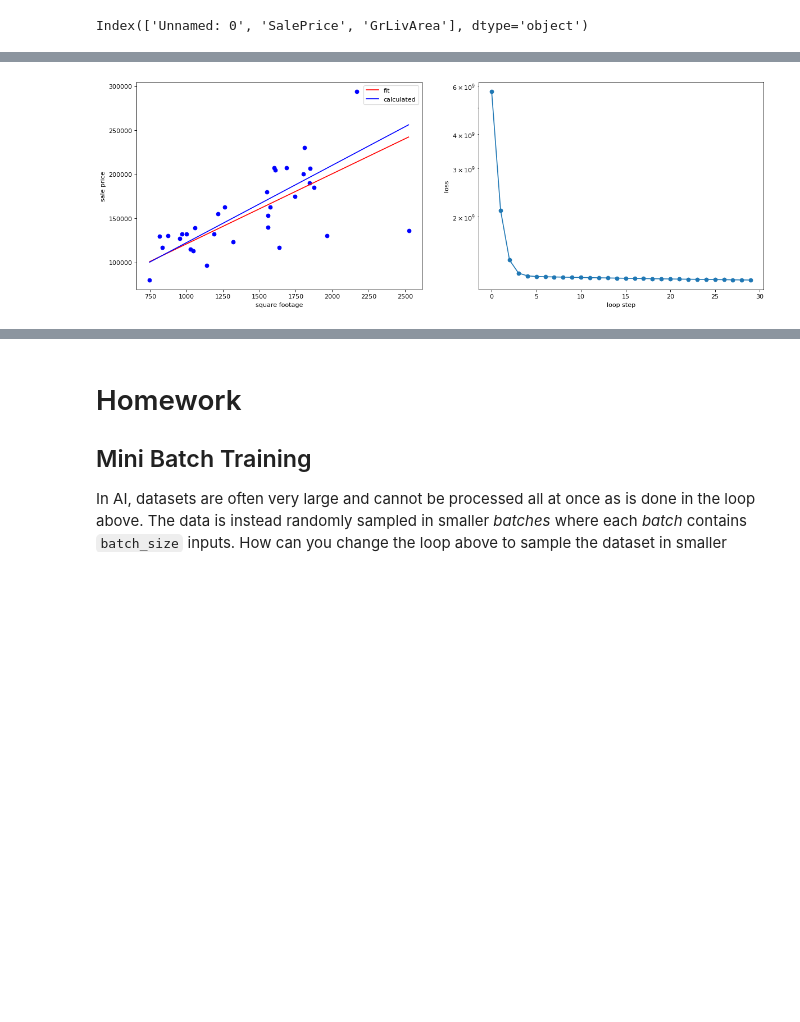
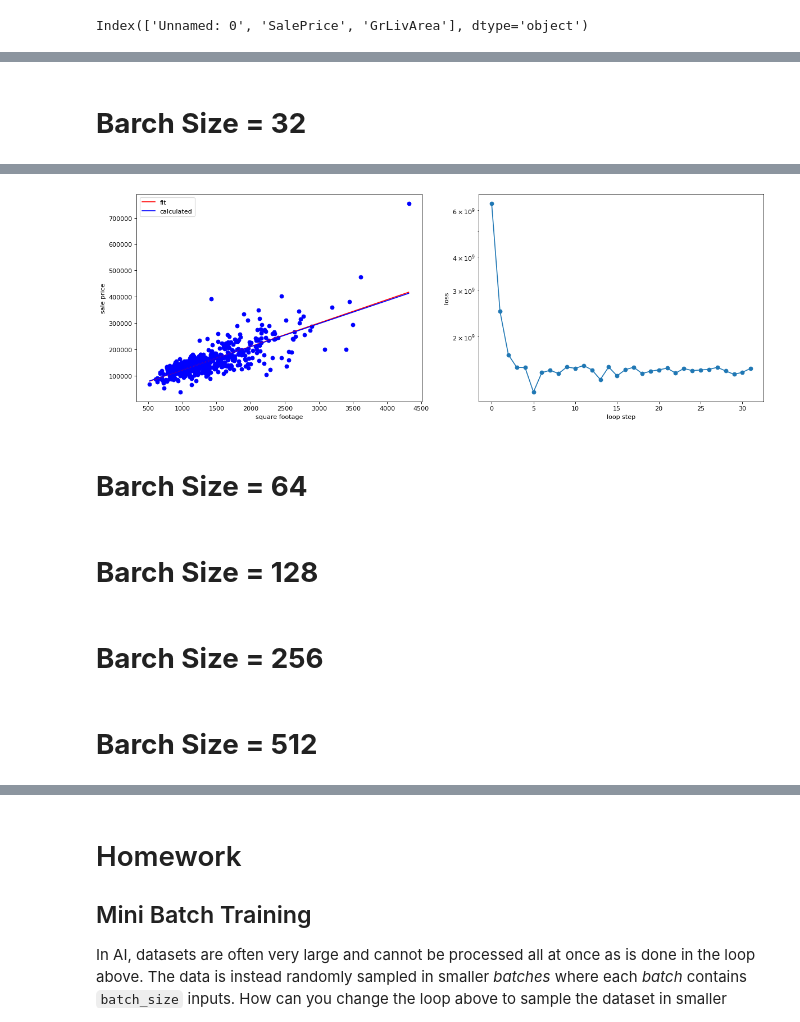
Before and after one commit to tsechang/ai-science-training-series, a Jupyter notebook: 2024-02-20_TseShaoChang_Session01.ipynb, the cells around one changed output, grey strips where cells are left out. Drawn from its saved outputs; the diff is of its cells as text; code cells hidden in the pictures; blank space fills up the shorter version.

```diff
--- a/2024-02-20_TseShaoChang_Session01.ipynb
+++ b/2024-02-20_TseShaoChang_Session01.ipynb
@@ -15,3 +36,15 @@ Index(['Unnamed: 0', 'SalePrice', 'GrLivArea'], dtype='object')
+# %%
+def plot_data(x,y,m,b,plt = plt):
+   # plot our data points with 'bo' = blue circles
+   plt.plot(x,y,'bo')
+   # create the line based on our linear fit
+   # first we need to make x points
+   # the 'arange' function generates points between two limits (min,max)
+   linear_x = np.arange(x.min(),x.max())
+   # now we use our fit parameters to calculate the y points based on our x points
+   linear_y = linear_x * m + b
+   # plot the linear points using 'r-' = red line
+   plt.plot(linear_x,linear_y,'r-',label='fit')
 # %%
 def model(x,m,b):
    return m * x + b
@@ -29,31 +62,33 @@ def updated_b(x,y,m,b,learning_rate):
    dL_db = - 2 * (y - model(x,m,b))
    dL_db = np.mean(dL_db)
    return b - learning_rate * dL_db
+# %% [markdown]
+# **Barch Size = 32**
 # %%
 # set our initial slope and intercept
 m = 5.
 b = 1000.
-# batch_size = 60
+batch_size = 32
 # set a learning rate for each parameter
 learning_rate_m = 1e-7
 learning_rate_b = 1e-1
 # use these to plot our progress over time
 loss_history = []
-# convert panda data to numpy arrays, one for the "Ground Living Area" and one for "Sale Price"
 
-batch_size = 32
-
-data_batch = data.sample(batch_size)
-data_x = data_batch['GrLivArea'].to_numpy()
-data_y = data_batch['SalePrice'].to_numpy()
-
-
+# we run our loop N times
+loop_N = 30*len(data)//batch_size
 
 #data_x = data['GrLivArea'].to_numpy()
 #data_y = data['SalePrice'].to_numpy()
-# we run our loop N times
-loop_N = 30
+# loop_N = 30
+
 for i in range(loop_N):
+   # convert panda data to numpy arrays, one for the "Ground Living Area" and one for "Sale Price"
+   # randomly sampled in smaller batches where each batch contains batch_size inputs
+   data_batch = data.sample(batch_size)
+   data_x = data_batch['GrLivArea'].to_numpy()
+   data_y = data_batch['SalePrice'].to_numpy()
+
    # update our slope and intercept based on the current values
    m = updated_m(data_x,data_y,m,b,learning_rate_m)
    b = updated_b(data_x,data_y,m,b,learning_rate_b)
@@ -93,7 +128,7 @@ for i in range(loop_N):
    ax[1].set_ylabel('loss')
    plt.show()
    # gives us time to see the plot
-   time.sleep(2.5)
+  #  time.sleep(0.1)
    # clears the plot when the next plot is ready to show.
    ipydis.clear_output(wait=True)
 # %% [output]
@@ -101 +136 @@ for i in range(loop_N):
-[figure, old version]
+[figure, new version]
@@ -103,0 +137,2 @@ n
+# %% [markdown]
+# **Barch Size = 64**
@@ -103,0 +206,2 @@ n
+# %% [markdown]
+# **Barch Size = 128**
@@ -103,0 +275,2 @@ n
+# %% [markdown]
+# **Barch Size = 256**
@@ -103,0 +345,2 @@ n
+# %% [markdown]
+# **Barch Size = 512**
```
Also changed, not shown: parts of 9 cells of this notebook.
